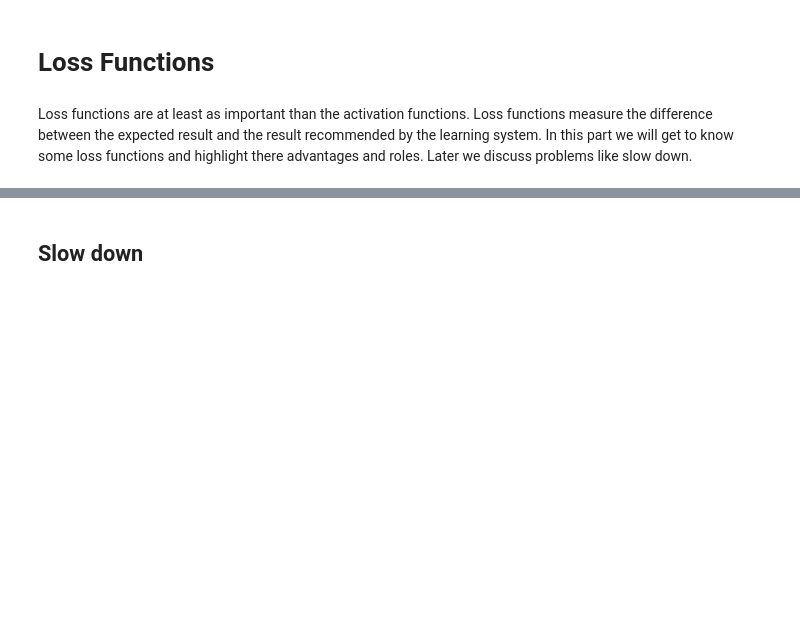
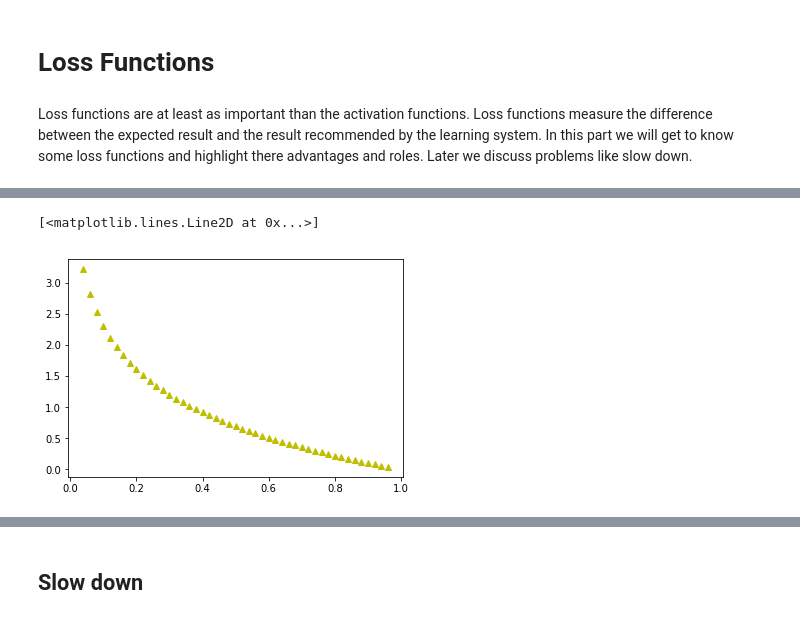
Before and after one commit to adamtiger/DeepLearningTutorial, a Jupyter notebook: DL6_LossFunctions.ipynb, the cells around one changed output, grey strips where cells are left out. Saved outputs shown, nothing was run; the diff lists cells and outputs as text; code cells hidden in the pictures; blank space fills up the shorter version.

```diff
--- a/DL6_LossFunctions.ipynb
+++ b/DL6_LossFunctions.ipynb
@@ -14,0 +47,11 @@ import numpy as np
+# %%
+y_exp = np.array([0, 1])
+y_pred = [np.array([1-t/100.0, t/100.0]) for t in range(4, 98, 2)]
+
+L_ce = lambda y_p: L.CrossEntropy().loss([y_p], [y_exp])
+losses = list(map(L_ce, y_pred))
+
+plt.plot([x[1] for x in y_pred], losses, 'y^')
+# %% [output]
+[<matplotlib.lines.Line2D at 0x...>]
+[figure, added]
```
Also changed, not shown: parts of 12 cells of this notebook.
